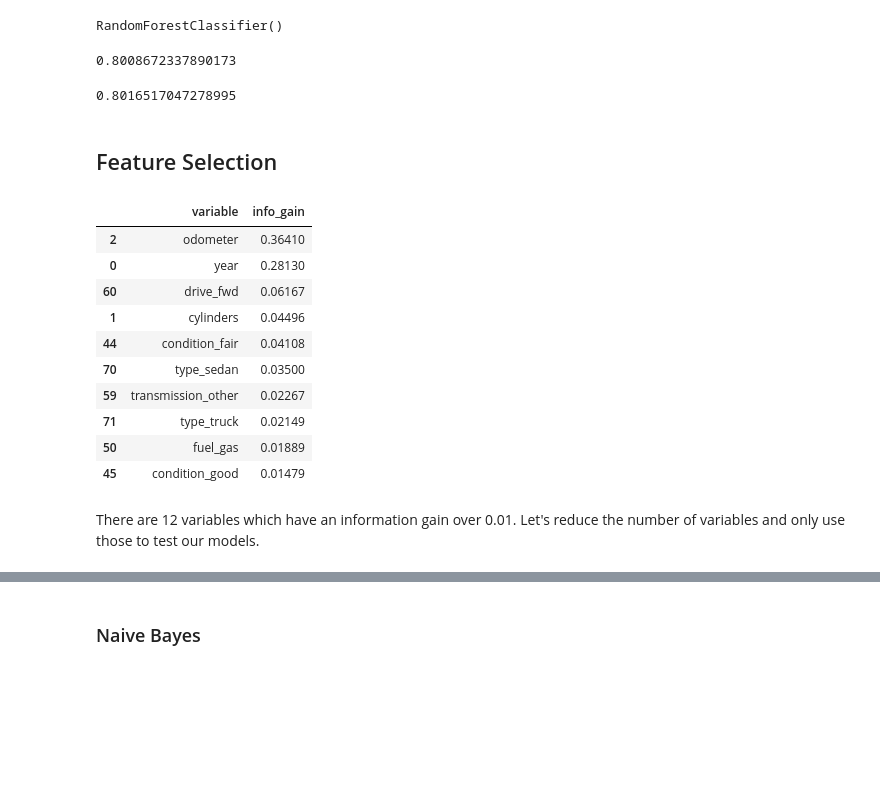
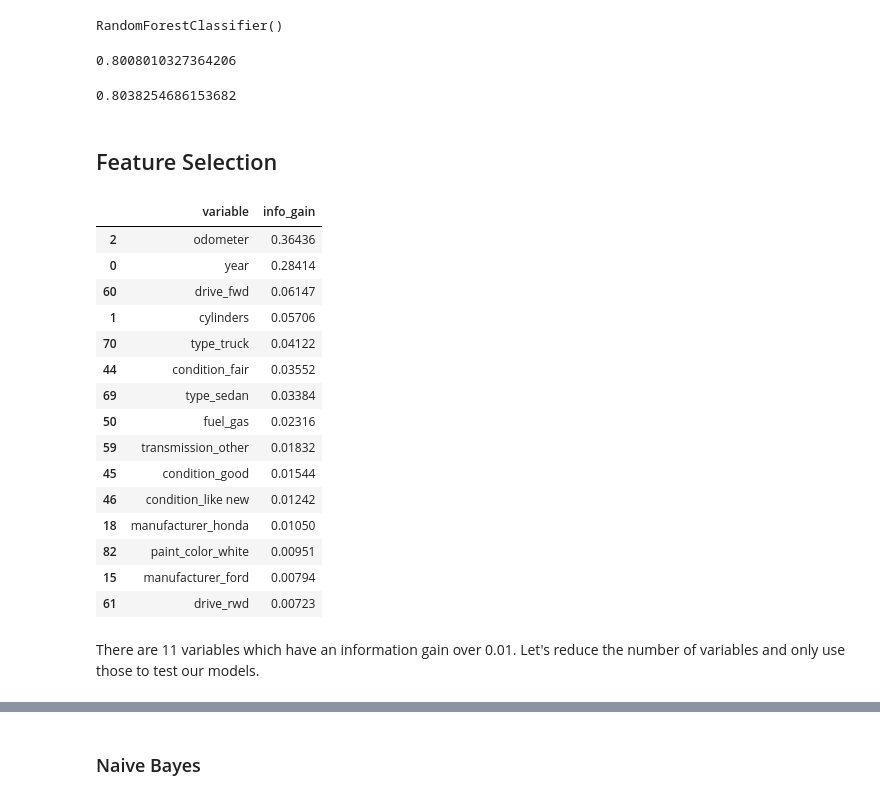
Before and after one commit to matthiasronnau/BANA-212-Final-Project, a Jupyter notebook: BANA-212 Final Project.ipynb, the cells around one changed output, grey strips where cells are left out. Cells and saved outputs as stored; diff of their text form; code cells hidden in the pictures; blank space fills up the shorter version.

```diff
--- a/BANA-212 Final Project.ipynb
+++ b/BANA-212 Final Project.ipynb
@@ -385,0 +395,2 @@ cars = cars[[cars.columns[0]] + [cars.columns[-1]] + list(cars.columns[1:-1])]
+# %%
+cars.loc[cars["type"] == "pickup", "type"] = "truck"
@@ -448,7 +489,7 @@ Text(0.5, 1.0, 'Number of Listings per Price Category')
 # %%
 numerical = cars_no_missing.loc[:, ["price", "year", "cylinders", "odometer"]]
 categorical = cars_no_missing.loc[:, ["manufacturer", "condition", "fuel", "title_status", "transmission", "drive",
-                           "type", "paint_color", "state"]]
+                           "type", "paint_color", "state", "nationality_colors"]]
 binned_prediction = cars_no_missing["price_binned"]
 # %%
 #Create k-1 dummy variables for each k-level categorical variable
@@ -607,5 +650,10 @@ cross_val_score(BNB, X, y, cv = 10).mean()
 # %% [markdown]
 ### Random Forest
+# %%
+X = cars_price_binned.iloc[:, 1:]
+y = cars_price_binned.iloc[:, 0]
+# %%
+X_train, X_test, y_train, y_test = train_test_split(X, y, test_size = 0.33, random_state = 212)
 # %%
 model = RandomForestClassifier()
 model.fit(X_train, y_train)
@@ -614,11 +662,11 @@ RandomForestClassifier()
 # %%
 model.score(X_test, y_test)
 # %% [output]
-0.8008672337890173
+0.8008010327364206
 # %%
 cross_val_score(RandomForestClassifier(), X, y, cv = 10).mean()
 # %% [output]
-0.8016517047278995
+0.8038254686153682
 # %% [markdown]
 ## Feature Selection
 # %%
@@ -629,21 +677,26 @@ values = sorted(info_dict.values(), reverse = True)
 # %%
 info_gain = pd.DataFrame(info_dict, index = [0]).transpose()
 info_gain.columns = ["info_gain"]
 info_gain["variable"] = list(X.columns)
 info_gain = info_gain.iloc[:, [-1,0]].sort_values(by = "info_gain", ascending = False)
-info_gain.head(10)
+info_gain.head(15)
 # %% [output]
 |  | variable | info_gain |
-| 2 | odometer | 0.36410 |
-| 0 | year | 0.28130 |
-| 60 | drive_fwd | 0.06167 |
-| 1 | cylinders | 0.04496 |
-| 44 | condition_fair | 0.04108 |
-| 70 | type_sedan | 0.03500 |
-| 59 | transmission_other | 0.02267 |
-| 71 | type_truck | 0.02149 |
-| 50 | fuel_gas | 0.01889 |
-| 45 | condition_good | 0.01479 |
+| 2 | odometer | 0.36436 |
+| 0 | year | 0.28414 |
+| 60 | drive_fwd | 0.06147 |
+| 1 | cylinders | 0.05706 |
+| 70 | type_truck | 0.04122 |
+| 44 | condition_fair | 0.03552 |
+| 69 | type_sedan | 0.03384 |
+| 50 | fuel_gas | 0.02316 |
+| 59 | transmission_other | 0.01832 |
+| 45 | condition_good | 0.01544 |
+| 46 | condition_like new | 0.01242 |
+| 18 | manufacturer_honda | 0.01050 |
+| 82 | paint_color_white | 0.00951 |
+| 15 | manufacturer_ford | 0.00794 |
+| 61 | drive_rwd | 0.00723 |
 # %% [markdown]
-There are 12 variables which have an information gain over 0.01. Let's reduce the number of variables and only use those to test our models.
+There are 11 variables which have an information gain over 0.01. Let's reduce the number of variables and only use those to test our models.
 # %%
```
Also changed, not shown: parts of 25 cells of this notebook.
